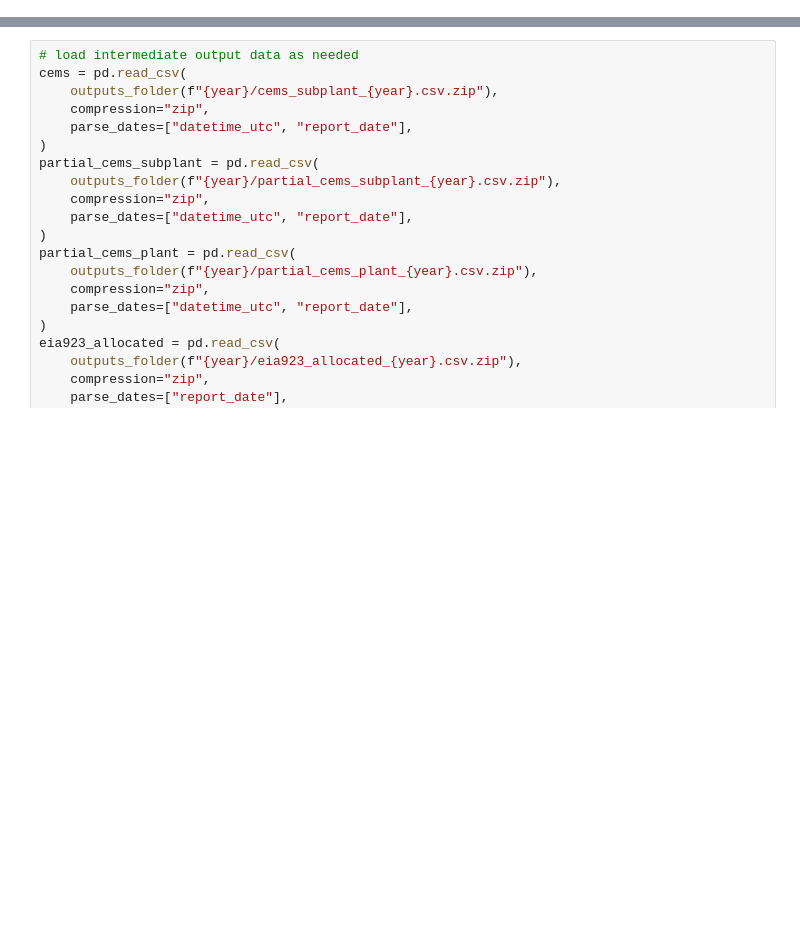
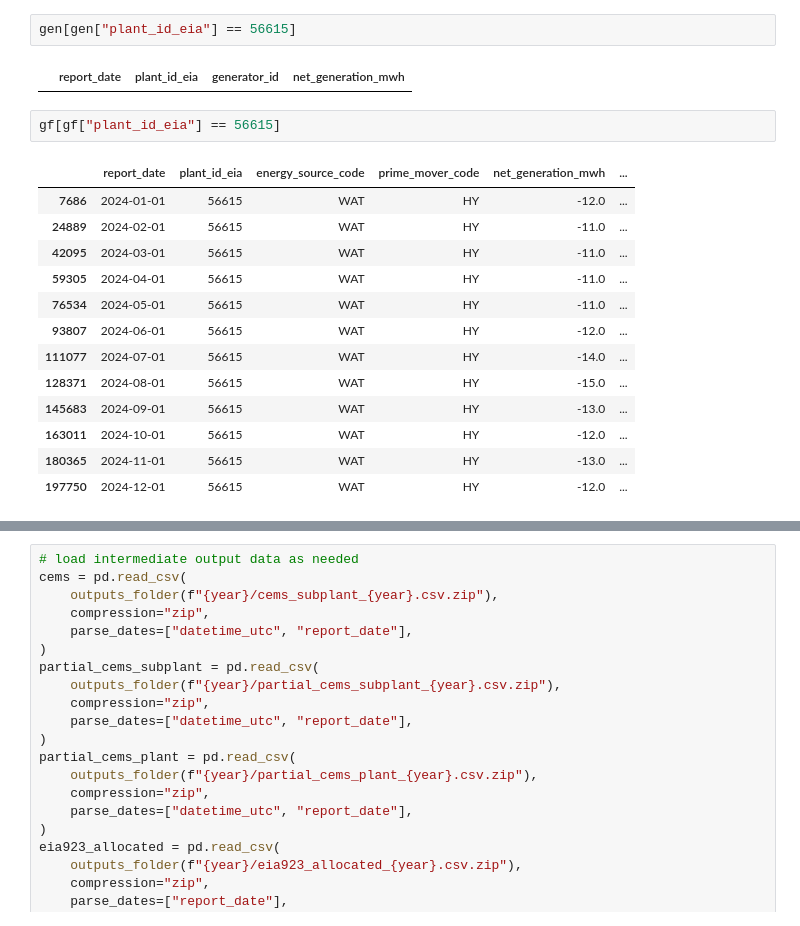
Before and after one commit to singularity-energy/open-grid-emissions, a Jupyter notebook: notebooks/work_in_progress/sandbox.ipynb, the cells around one changed output, grey strips where cells are left out. Drawn from its saved outputs; the diff is of its cells as text; blank space fills up the shorter version.

```diff
--- a/notebooks/work_in_progress/sandbox.ipynb
+++ b/notebooks/work_in_progress/sandbox.ipynb
@@ -36,0 +111,20 @@ path_prefix = f"{year}/"
+# %%
+gen[gen["plant_id_eia"] == 56615]
+# %% [output]
+|  | report_date | plant_id_eia | generator_id | net_generation_mwh |
+# %%
+gf[gf["plant_id_eia"] == 56615]
+# %% [output]
+|  | report_date | plant_id_eia | energy_source_code | prime_mover_code | net_generation_mwh | ... |
+| 7686 | 2024-01-01 | 56615 | WAT | HY | -12.0 | ... |
+| 24889 | 2024-02-01 | 56615 | WAT | HY | -11.0 | ... |
+| 42095 | 2024-03-01 | 56615 | WAT | HY | -11.0 | ... |
+| 59305 | 2024-04-01 | 56615 | WAT | HY | -11.0 | ... |
+| 76534 | 2024-05-01 | 56615 | WAT | HY | -11.0 | ... |
+| 93807 | 2024-06-01 | 56615 | WAT | HY | -12.0 | ... |
+| 111077 | 2024-07-01 | 56615 | WAT | HY | -14.0 | ... |
+| 128371 | 2024-08-01 | 56615 | WAT | HY | -15.0 | ... |
+| 145683 | 2024-09-01 | 56615 | WAT | HY | -13.0 | ... |
+| 163011 | 2024-10-01 | 56615 | WAT | HY | -12.0 | ... |
+| 180365 | 2024-11-01 | 56615 | WAT | HY | -13.0 | ... |
+| 197750 | 2024-12-01 | 56615 | WAT | HY | -12.0 | ... |
```
Also changed, not shown: parts of 43 cells of this notebook, 2 other files.
